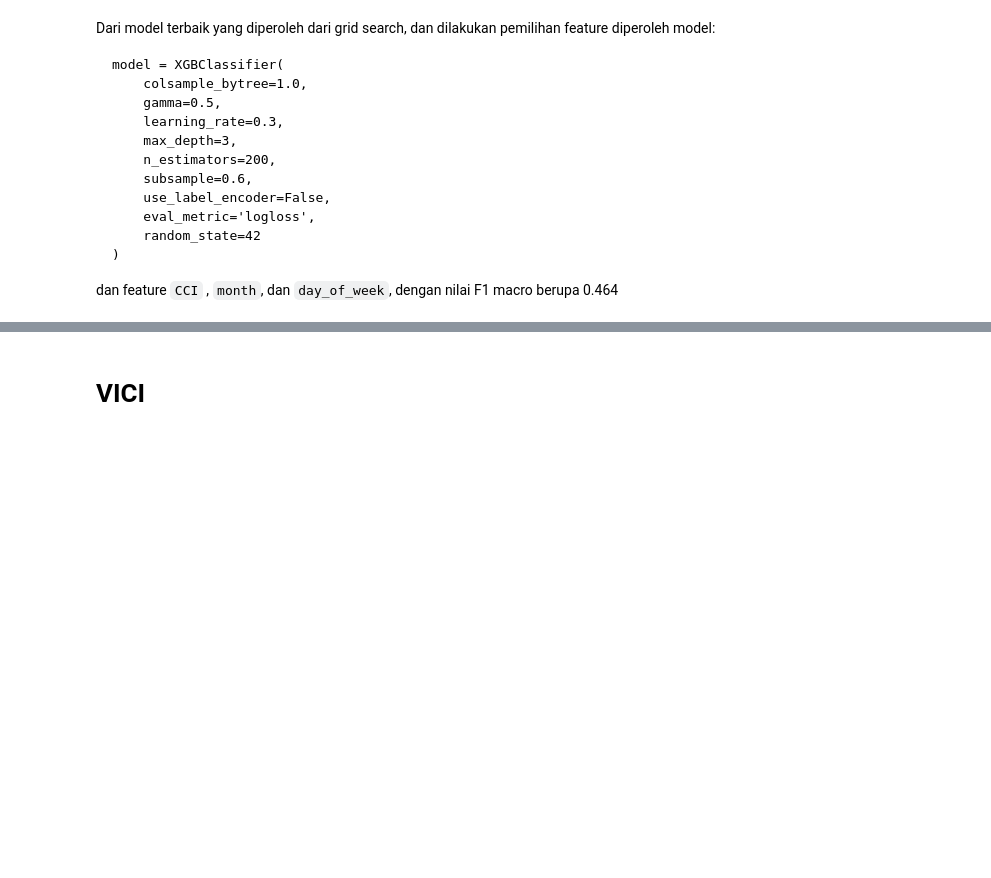
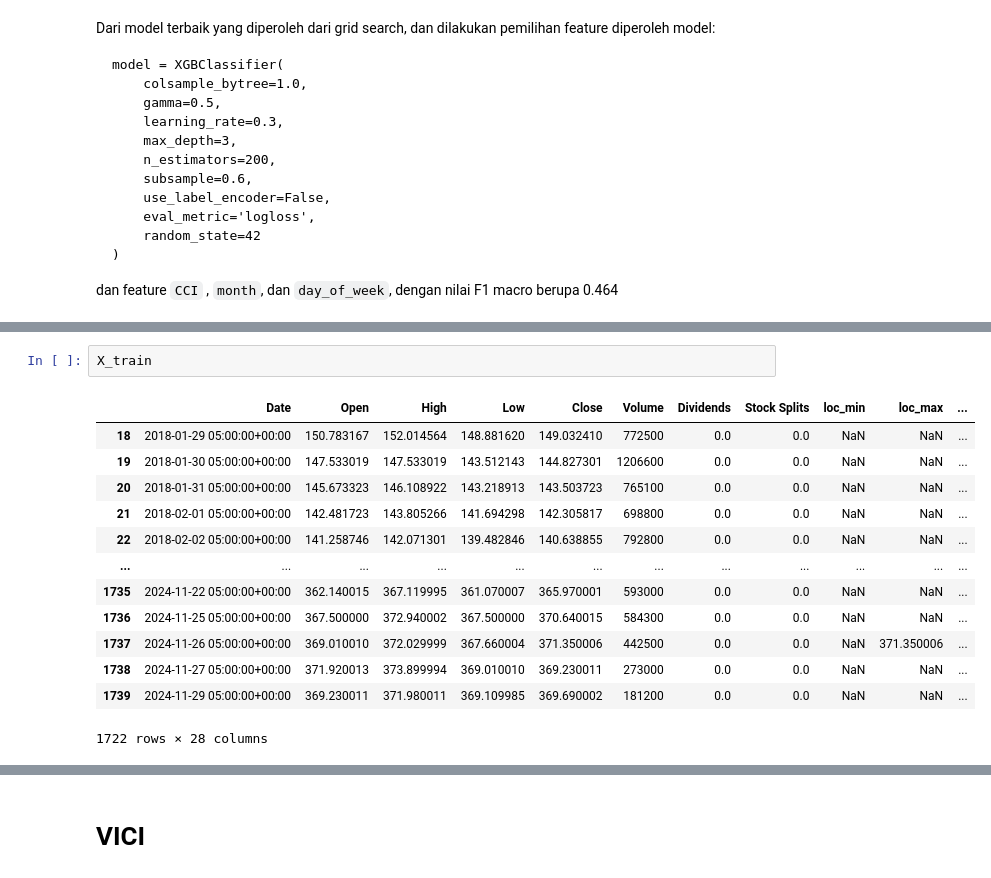
Before and after one commit to Hfdrsyd/Yahoo-Finance-Scraping_Script, a Jupyter notebook: 4_final_modelling.ipynb, the cells around one changed output, grey strips where cells are left out. Drawn from its saved outputs; the diff is of its cells as text; blank space fills up the shorter version.

```diff
--- a/4_final_modelling.ipynb
+++ b/4_final_modelling.ipynb
@@ -449,0 +512,16 @@ dan feature `CCI` , `month`, dan `day_of_week`, dengan nilai F1 macro berupa 0.4
+# %%
+X_train
+# %% [output]
+|  | Date | Open | High | Low | Close | Volume | Dividends | Stock Splits | loc_min | loc_max | ... |
+| 18 | 2018-01-29 05:00:00+00:00 | 150.783167 | 152.014564 | 148.881620 | 149.032410 | 772500 | 0.0 | 0.0 | NaN | NaN | ... |
+| 19 | 2018-01-30 05:00:00+00:00 | 147.533019 | 147.533019 | 143.512143 | 144.827301 | 1206600 | 0.0 | 0.0 | NaN | NaN | ... |
+| 20 | 2018-01-31 05:00:00+00:00 | 145.673323 | 146.108922 | 143.218913 | 143.503723 | 765100 | 0.0 | 0.0 | NaN | NaN | ... |
+| 21 | 2018-02-01 05:00:00+00:00 | 142.481723 | 143.805266 | 141.694298 | 142.305817 | 698800 | 0.0 | 0.0 | NaN | NaN | ... |
+| 22 | 2018-02-02 05:00:00+00:00 | 141.258746 | 142.071301 | 139.482846 | 140.638855 | 792800 | 0.0 | 0.0 | NaN | NaN | ... |
+| ... | ... | ... | ... | ... | ... | ... | ... | ... | ... | ... | ... |
+| 1735 | 2024-11-22 05:00:00+00:00 | 362.140015 | 367.119995 | 361.070007 | 365.970001 | 593000 | 0.0 | 0.0 | NaN | NaN | ... |
+| 1736 | 2024-11-25 05:00:00+00:00 | 367.500000 | 372.940002 | 367.500000 | 370.640015 | 584300 | 0.0 | 0.0 | NaN | NaN | ... |
+| 1737 | 2024-11-26 05:00:00+00:00 | 369.010010 | 372.029999 | 367.660004 | 371.350006 | 442500 | 0.0 | 0.0 | NaN | 371.350006 | ... |
+| 1738 | 2024-11-27 05:00:00+00:00 | 371.920013 | 373.899994 | 369.010010 | 369.230011 | 273000 | 0.0 | 0.0 | NaN | NaN | ... |
+| 1739 | 2024-11-29 05:00:00+00:00 | 369.230011 | 371.980011 | 369.109985 | 369.690002 | 181200 | 0.0 | 0.0 | NaN | NaN | ... |
+1722 rows × 28 columns
```
Also changed, not shown: parts of 6 cells of this notebook, 11 other files.
